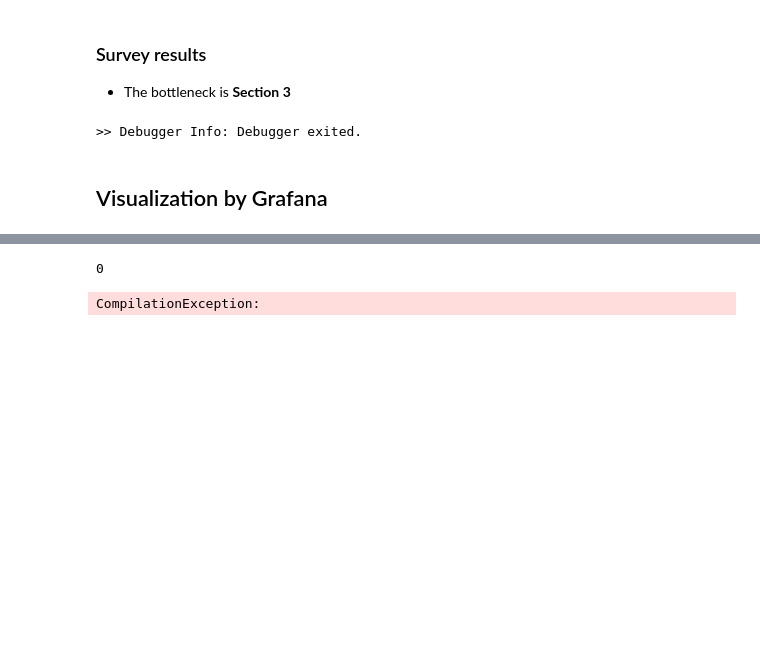
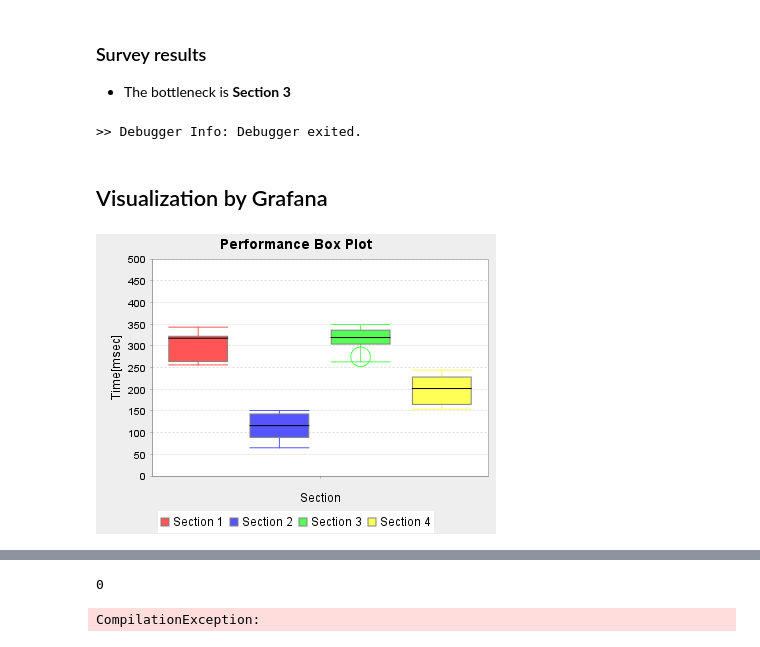
Before and after one commit to tklab-group/JISDLab, a Jupyter notebook: debugspace/test-en.ipynb, the cells around one changed output, grey strips where cells are left out. Drawn from its saved outputs; the diff is of its cells as text; code cells hidden in the pictures; blank space fills up the shorter version.

```diff
--- a/debugspace/test-en.ipynb
+++ b/debugspace/test-en.ipynb
@@ -111,3 +104,49 @@ dbg.exit();
 >> Debugger Info: Debugger exited.
 # %% [markdown]
 ## Visualization by Grafana
+# %%
+import java.time.LocalDateTime;
+import java.time.temporal.ChronoUnit;
+int maxSize = points.get(0).getResults().get(vars[0]).getValues().size();
+var dataset = new DefaultBoxAndWhiskerCategoryDataset();
+for (int i = 0; i < 4; i++) {
+    List<Double> list = new ArrayList<>();
+    var vs0 = points.get(i).getResults().get(vars[0]).getValues(); // get a start probe point
+    var vs1 = points.get(i+1).getResults().get(vars[0]).getValues(); // get a end probe point
+    for (int j = 0; j < maxSize; j++) {
+        var v0 = vs0.get(j); // get values at the start probe point
+        var v1 = vs1.get(j); // get values at the end probe point
+        Long diff = ChronoUnit.MILLIS.between(v0.getCreatedAt(), v1.getCreatedAt()); // get time diff
+        list.add(Double.valueOf(diff));
+    }
+    //BoxAndWhiskerItem item = BoxAndWhiskerCalculator.calculateBoxAndWhiskerStatistics(list);
+    //var data = new BoxAndWhiskerItem(item.getMean(), item.getMedian(), item.getQ1(), item.getQ3(), item.getMinRegularValue(), item.getMaxRegularValue(), item.getMinOutlier(), item.getMaxOutlier(), item.getOutliers());
+//     list.forEach(it->{
+//         println(it);
+//     });
+//     item.getOutliers().forEach(it-> {
+//        println(it);
+//     });
+//     println("min:"+item.getMinOutlier());
+//     println("max:"+item.getMaxOutlier());
+    dataset.add(list, "Section " + (i+1), "");
+}
+
+var xAxis = new CategoryAxis("Section");
+var yAxis = new NumberAxis("Time[msec]");
+//yAxis.setAutoRangeIncludesZero(false);
+yAxis.setRange(0, 500);
+BoxAndWhiskerRenderer renderer = new BoxAndWhiskerRenderer();
+renderer.setFillBox(true);
+renderer.setMeanVisible(false);
+renderer.setMedianVisible(true);
+CategoryPlot plot = new CategoryPlot(dataset, xAxis, yAxis, renderer);
+JFreeChart chart = new JFreeChart(
+    "Performance Box Plot",
+    new Font("SansSerif", Font.BOLD, 14),
+    plot,
+    true
+);
+chart.createBufferedImage(400, 300)
+# %% [output]
+[figure, added]
```
Also changed, not shown: parts of 6 cells of this notebook, 6 other files.
